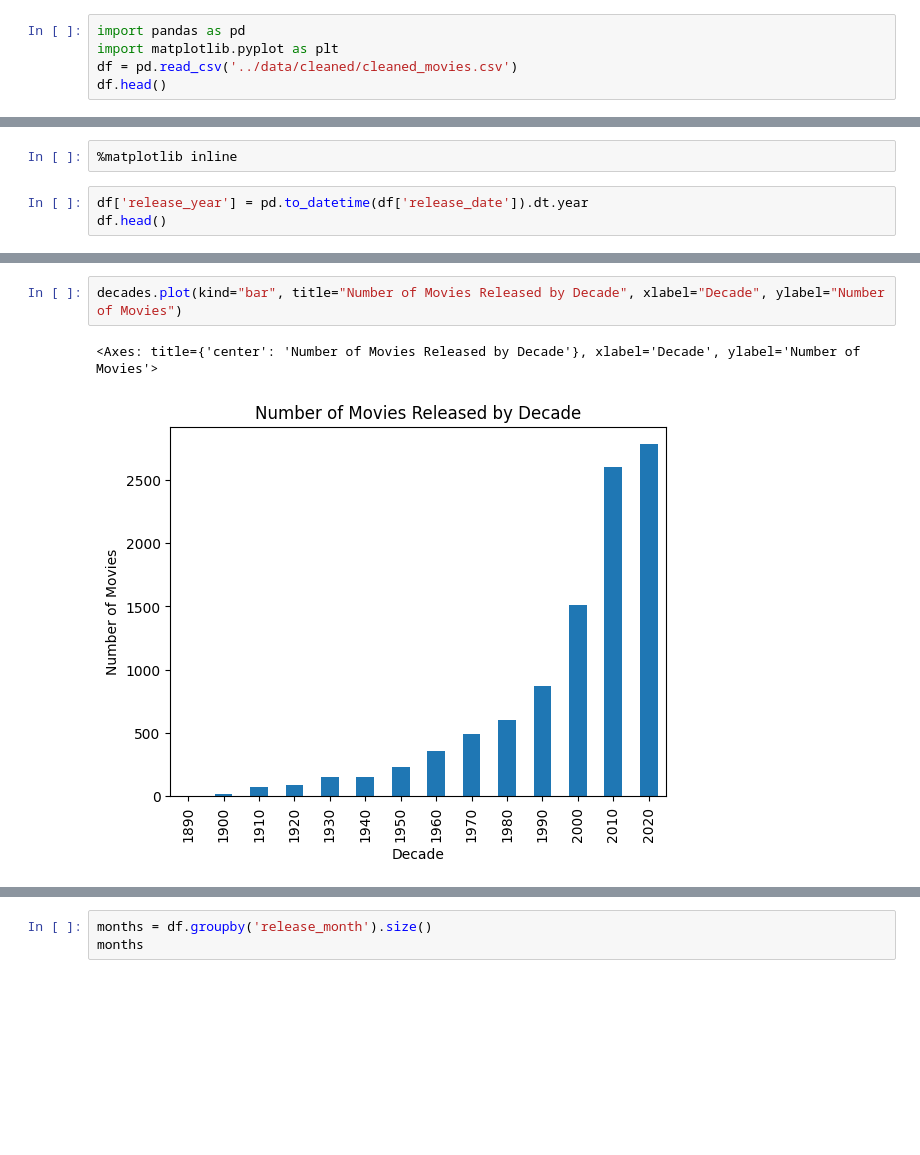
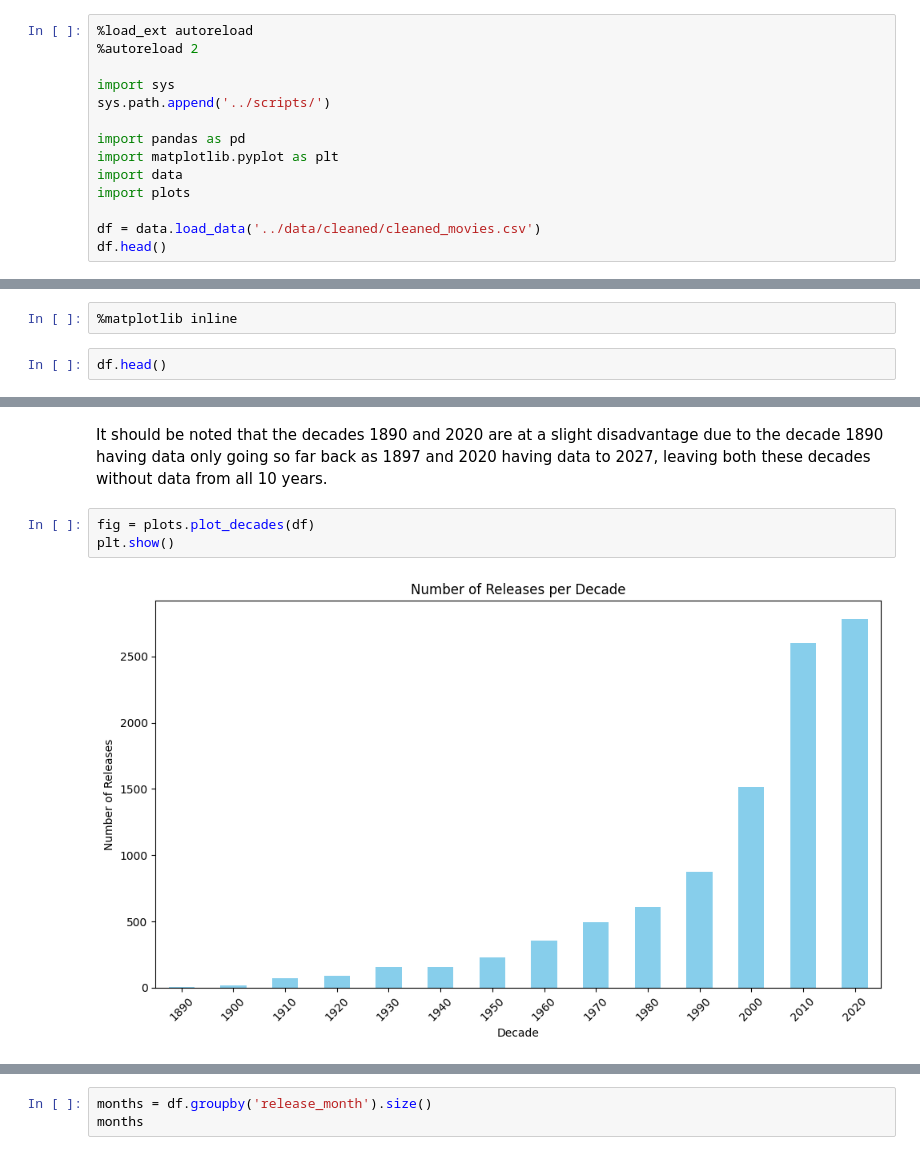
Before and after one commit to corcordan/movie-eda, a Jupyter notebook: notebooks/eda.ipynb, the cells around one changed output, grey strips where cells are left out. Saved outputs shown, nothing was run; the diff lists cells and outputs as text; blank space fills up the shorter version.

```diff
--- a/notebooks/eda.ipynb
+++ b/notebooks/eda.ipynb
@@ -5,6 +22,15 @@ The code below with show the code that was used to compute the many statistics a
 # %%
+%load_ext autoreload
+%autoreload 2
+
+import sys
+sys.path.append('../scripts/')
+
 import pandas as pd
 import matplotlib.pyplot as plt
-df = pd.read_csv('../data/cleaned/cleaned_movies.csv')
+import data
+import plots
+
+df = data.load_data('../data/cleaned/cleaned_movies.csv')
 df.head()
 # %% [output]
@@ -37,6 +63,5 @@ This notebook is using the cleaned version of the csv file. In the cleaning, any
 # %%
 %matplotlib inline
 # %%
-df['release_year'] = pd.to_datetime(df['release_date']).dt.year
 df.head()
 # %% [output]
@@ -86,6 +111,8 @@ dtype: int64
+# %% [markdown]
+It should be noted that the decades 1890 and 2020 are at a slight disadvantage due to the decade 1890 having data only going so far back as 1897 and 2020 having data to 2027, leaving both these decades without data from all 10 years.
 # %%
-decades.plot(kind="bar", title="Number of Movies Released by Decade", xlabel="Decade", ylabel="Number of Movies")
+fig = plots.plot_decades(df)
+plt.show()
 # %% [output]
-<Axes: title={'center': 'Number of Movies Released by Decade'}, xlabel='Decade', ylabel='Number of Movies'>
-[figure, old version]
+[figure, new version]
 # %%
```
Also changed, not shown: parts of 16 cells of this notebook, 6 other files.
